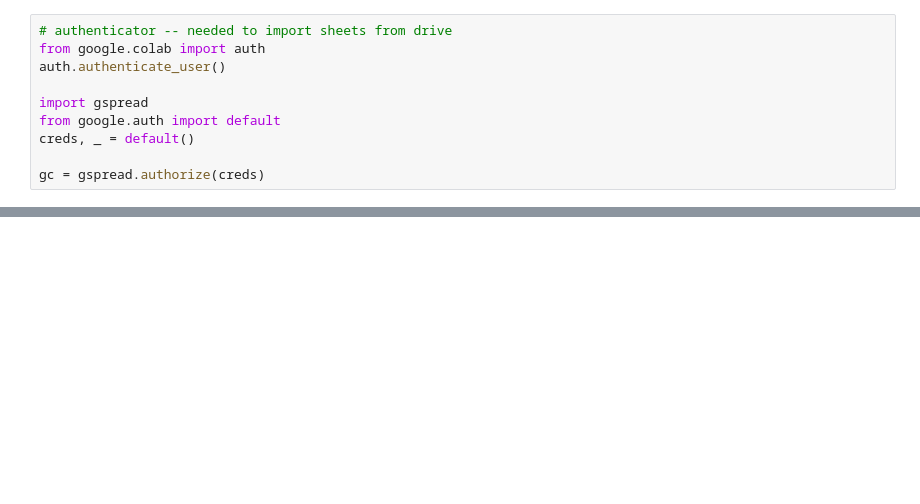
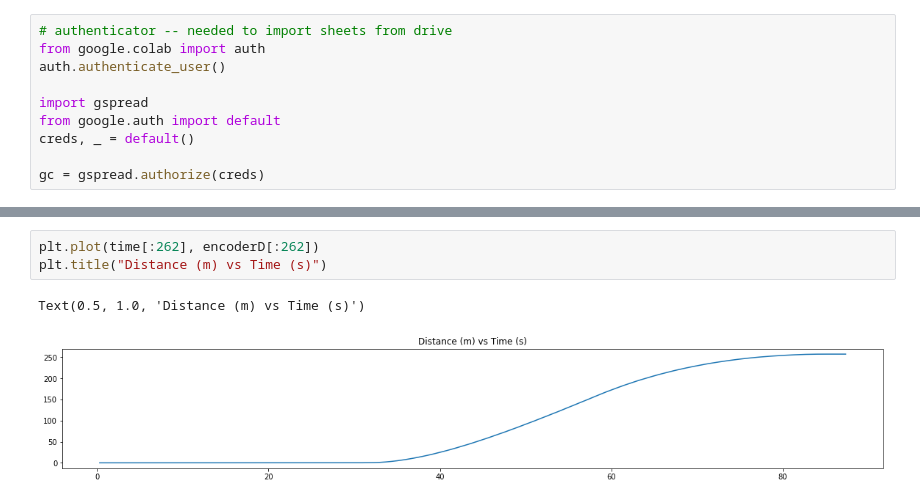
Before and after one commit to waterloop/propulsion-misc, a Jupyter notebook: RCommExtractor/Roboteq_Commutation_Extraction.ipynb, the cells around one changed output, grey strips where cells are left out. Cells and saved outputs as stored; diff of their text form; blank space fills up the shorter version.

```diff
--- a/RCommExtractor/Roboteq_Commutation_Extraction.ipynb
+++ b/RCommExtractor/Roboteq_Commutation_Extraction.ipynb
@@ -41,0 +100,6 @@ plt.plot(time,supplied_volts)
+# %%
+plt.plot(time[:262], encoderD[:262])
+plt.title("Distance (m) vs Time (s)")
+# %% [output]
+Text(0.5, 1.0, 'Distance (m) vs Time (s)')
+[figure, added]
```
Also changed, not shown: parts of 10 cells of this notebook, 2 other files.
